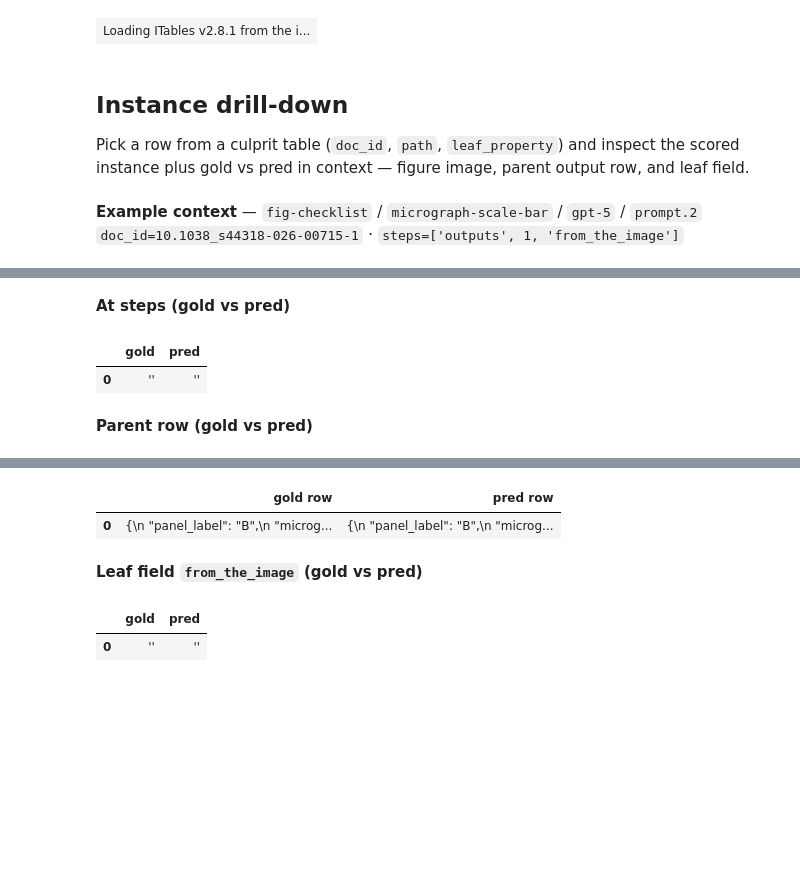
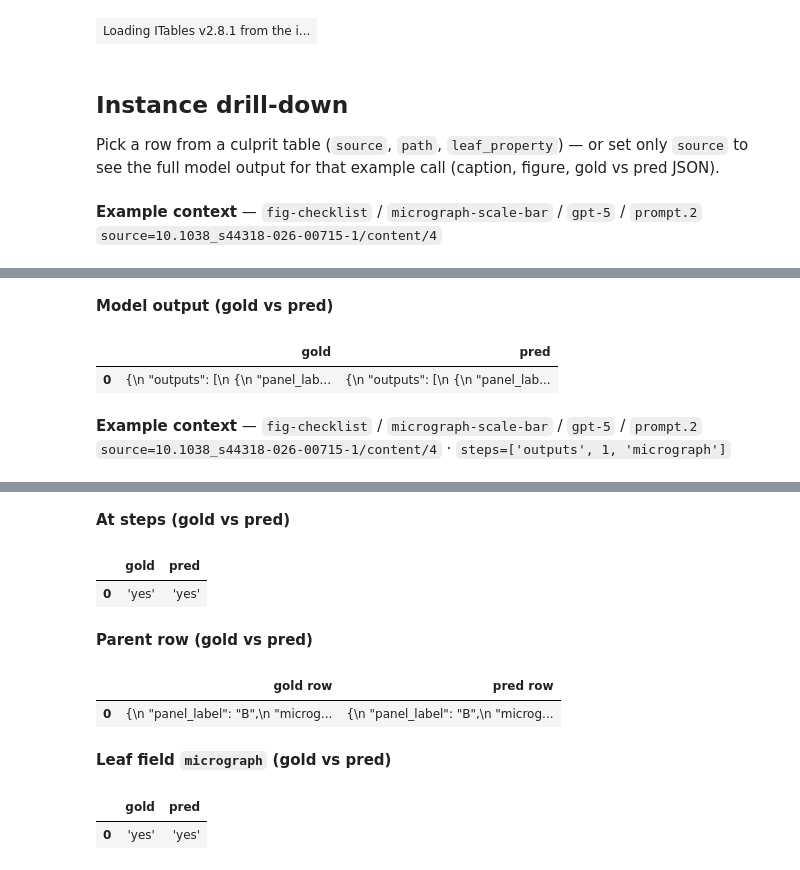
Before and after one commit to source-data/soda-mmQC, a Jupyter notebook: notebooks/comparative-reporting.ipynb, the cells around one changed output, grey strips where cells are left out. Saved outputs shown, nothing was run; the diff lists cells and outputs as text; code cells hidden in the pictures; blank space fills up the shorter version.

Commit message:
corrected issue with specifying the path to drill down inspection

```diff
--- a/notebooks/comparative-reporting.ipynb
+++ b/notebooks/comparative-reporting.ipynb
@@ -263,19 +269,23 @@ show_layer2_errors(
 # %% [markdown]
 ## Instance drill-down
 
-Pick a row from a culprit table (`doc_id`, `path`, `leaf_property`) and inspect the scored instance plus gold vs pred in context — figure image, parent output row, and leaf field.
+Pick a row from a culprit table (`source`, `path`, `leaf_property`) — or set only `source` to see the full model output for that example call (caption, figure, gold vs pred JSON).
 # %%
-# Selectors — copy from a culprit table row
-DRILL_DOC_ID = "10.1038_s44318-026-00715-1"
-DRILL_OBJECT_PATH = "outputs[1]"
-DRILL_LEAF = "from_the_image"
+# Selectors — copy from a culprit table row, or set only SOURCE for the full example
+DRILL_SOURCE = "10.1038_s44318-026-00715-1/content/4"
+DRILL_OBJECT_PATH = "outputs[1]"  # panel row within this source's outputs[]
+DRILL_LEAF = "micrograph"
 
+# Full source: caption, figure image, expected_output vs model_output
+show_instance_context(summaries[MODEL, PROMPT], source=DRILL_SOURCE)
+
+# Optional: one leaf field within a panel row
 show_instance_context(
     summaries[MODEL, PROMPT],
-    doc_id=DRILL_DOC_ID,
+    source=DRILL_SOURCE,
     object_path=DRILL_OBJECT_PATH,
     leaf=DRILL_LEAF,
 )
 # %% [output]
 **Example context** — `fig-checklist` / `micrograph-scale-bar` / `gpt-5` / `prompt.2`
-`doc_id=10.1038_s44318-026-00715-1` · `steps=['outputs', 1, 'from_the_image']`
+`source=10.1038_s44318-026-00715-1/content/4`
@@ -284,5 +294,6 @@ Figure 1: CtpC and CtpG collaborate to confer cadmium tolerance in M. tuberculos
 [interactive output not drawn]
-**At steps (gold vs pred)**
+**Model output (gold vs pred)**
 |  | gold | pred |
-| 0 | '' | '' |
+| 0 | {\n "outputs": [\n {\n "panel_lab... | {\n "outputs": [\n {\n "panel_lab... |
-**Parent row (gold vs pred)**
+**Example context** — `fig-checklist` / `micrograph-scale-bar` / `gpt-5` / `prompt.2`
+`source=10.1038_s44318-026-00715-1/content/4` · `steps=['outputs', 1, 'micrograph']`
@@ -289,5 +303,9 @@ Figure 1: CtpC and CtpG collaborate to confer cadmium tolerance in M. tuberculos
+**At steps (gold vs pred)**
-|  | gold row | pred row |
-| 0 | {\n "panel_label": "B",\n "microg... | {\n "panel_label": "B",\n "microg... |
+|  | gold | pred |
+| 0 | 'yes' | 'yes' |
-**Leaf field `from_the_image` (gold vs pred)**
+**Parent row (gold vs pred)**
-|  | gold | pred |
-| 0 | '' | '' |
+|  | gold row | pred row |
+| 0 | {\n "panel_label": "B",\n "microg... | {\n "panel_label": "B",\n "microg... |
+**Leaf field `micrograph` (gold vs pred)**
+|  | gold | pred |
+| 0 | 'yes' | 'yes' |
```
Also changed, not shown: parts of 3 cells of this notebook, 9 other files.
